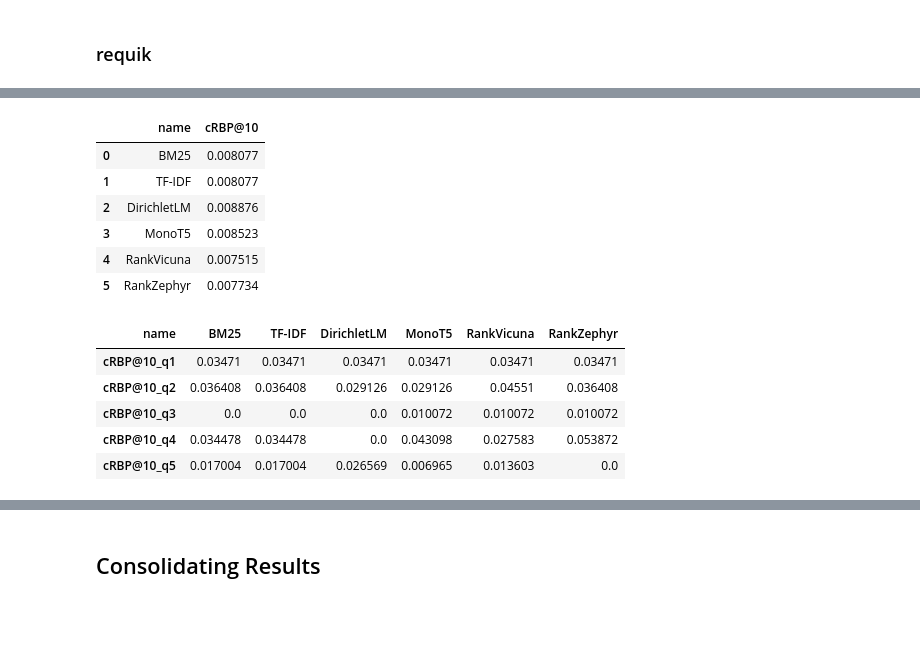
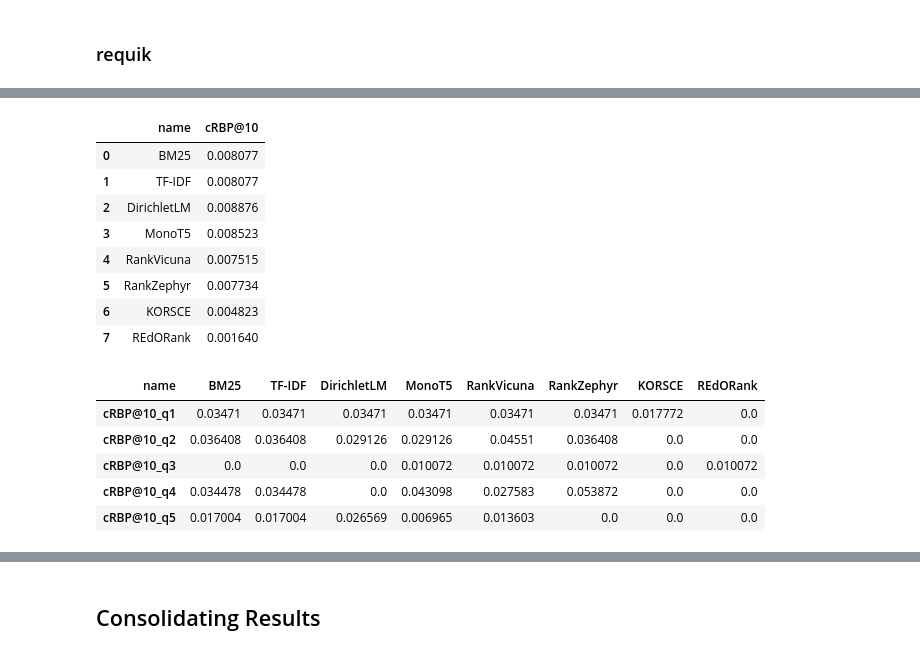
Before and after one commit to SOLandChildren/ChildCenteredEvaluation, a Jupyter notebook: code/evaluation.ipynb, the cells around one changed output, grey strips where cells are left out. Cells and saved outputs as stored; diff of their text form; code cells hidden in the pictures; blank space fills up the shorter version.

```diff
--- a/code/evaluation.ipynb
+++ b/code/evaluation.ipynb
@@ -264,7 +340,7 @@ import pandas as pd
 
 
 kf_retriever_systems = get_ranked_lists("results/kid-friend/")
-kf_retriever_names = ["BM25", "TF-IDF", "DirichletLM", "MonoT5", "RankVicuna", "RankZephyr"]
+kf_retriever_names = ["BM25", "TF-IDF", "DirichletLM", "MonoT5", "RankVicuna", "RankZephyr", "KORSCE", "REdORank"]
 
 # kf_retriever_systems = [kid_friend_tf_idf]
 # kf_retriever_names = ["TF-IDF"]
@@ -469,7 +551,7 @@ import pandas as pd
 
 
 requik_retriever_systems = get_ranked_lists("results/requik/")
-requik_retriever_names = ["BM25", "TF-IDF", "DirichletLM", "MonoT5", "RankVicuna", "RankZephyr"]
+requik_retriever_names = ["BM25", "TF-IDF", "DirichletLM", "MonoT5", "RankVicuna", "RankZephyr", "KORSCE", "REdORank"]
 
 # requik_retriever_systems = [requik_tf_idf]
 # requik_retriever_names = ["TF-IDF"]
@@ -501,7 +585,7 @@ import pandas as pd
 
 
 requik_retriever_systems = get_ranked_lists("results/requik/")
-requik_retriever_names = ["BM25", "TF-IDF", "DirichletLM", "MonoT5", "RankVicuna", "RankZephyr"]
+requik_retriever_names = ["BM25", "TF-IDF", "DirichletLM", "MonoT5", "RankVicuna", "RankZephyr", "KORSCE", "REdORank"]
 
 # requik_retriever_systems = [requik_tf_idf]
 # requik_retriever_names = ["TF-IDF"]
@@ -567,7 +655,7 @@ import pandas as pd
 
 
 requik_retriever_systems = get_ranked_lists("results/requik/")
-requik_retriever_names = ["BM25", "TF-IDF", "DirichletLM", "MonoT5", "RankVicuna", "RankZephyr"]
+requik_retriever_names = ["BM25", "TF-IDF", "DirichletLM", "MonoT5", "RankVicuna", "RankZephyr", "KORSCE", "REdORank"]
 
 # requik_retriever_systems = [requik_tf_idf]
 # requik_retriever_names = ["TF-IDF"]
@@ -594,43 +682,45 @@ requik_crbp_results_df
 | 3 | MonoT5 | 0.008523 |
 | 4 | RankVicuna | 0.007515 |
 | 5 | RankZephyr | 0.007734 |
+| 6 | KORSCE | 0.004823 |
+| 7 | REdORank | 0.001640 |
 # %%
 import pyterrier as pt
 from utils import cRBP, get_ranked_lists
 import pandas as pd
 
 
 requik_retriever_systems = get_ranked_lists("results/requik/")
-requik_retriever_names = ["BM25", "TF-IDF", "DirichletLM", "MonoT5", "RankVicuna", "RankZephyr"]
+requik_retriever_names = ["BM25", "TF-IDF", "DirichletLM", "MonoT5", "RankVicuna", "RankZephyr", "KORSCE", "REdORank"]
 
 # requik_retriever_systems = [requik_tf_idf]
 # requik_retriever_names = ["TF-IDF"]
 
 requik_queries = pd.read_csv("../data/requik/inputs/topics.csv")
 requik_queries["qid"] = requik_queries["qid"].astype(str)
 requik_qrel = pd.read_csv("../data/requik/qrels/qrels-relevance-binary.csv")
 requik_qrel["qid"] = requik_qrel["qid"].astype(str)
 requik_corpus = pd.read_csv("../data/requik/inputs/documents.csv")
 
 requik_crbp_results = []
 for sys, name in zip(requik_retriever_systems, requik_retriever_names):
     score = cRBP(topics=requik_queries, qrels=requik_qrel, corpus = requik_corpus, upper_threshold = 5, lower_threshold = 3,
                  retriever_system=sys, phi=0.8, perquery=True, k=10)
     requik_crbp_results.append([name] + score)
 
 requik_crbp_results_df_per_query = pd.DataFrame(requik_crbp_results, columns=["name"] + [f"cRBP@10_q{i}" for i in range(1, len(score)+1)])
 requik_crbp_results_df_per_query = requik_crbp_results_df_per_query.T
 requik_crbp_results_df_per_query.columns = requik_crbp_results_df_per_query.iloc[0]
 requik_crbp_results_df_per_query = requik_crbp_results_df_per_query.iloc[1:]
 requik_crbp_results_df_per_query.to_csv("results/requik/query_wise/cRBP.csv", index=True)
 requik_crbp_results_df_per_query.head()
 # %% [output]
-| name | BM25 | TF-IDF | DirichletLM | MonoT5 | RankVicuna | RankZephyr |
-| cRBP@10_q1 | 0.03471 | 0.03471 | 0.03471 | 0.03471 | 0.03471 | 0.03471 |
-| cRBP@10_q2 | 0.036408 | 0.036408 | 0.029126 | 0.029126 | 0.04551 | 0.036408 |
-| cRBP@10_q3 | 0.0 | 0.0 | 0.0 | 0.010072 | 0.010072 | 0.010072 |
-| cRBP@10_q4 | 0.034478 | 0.034478 | 0.0 | 0.043098 | 0.027583 | 0.053872 |
-| cRBP@10_q5 | 0.017004 | 0.017004 | 0.026569 | 0.006965 | 0.013603 | 0.0 |
+| name | BM25 | TF-IDF | DirichletLM | MonoT5 | RankVicuna | RankZephyr | KORSCE | REdORank |
+| cRBP@10_q1 | 0.03471 | 0.03471 | 0.03471 | 0.03471 | 0.03471 | 0.03471 | 0.017772 | 0.0 |
+| cRBP@10_q2 | 0.036408 | 0.036408 | 0.029126 | 0.029126 | 0.04551 | 0.036408 | 0.0 | 0.0 |
+| cRBP@10_q3 | 0.0 | 0.0 | 0.0 | 0.010072 | 0.010072 | 0.010072 | 0.0 | 0.010072 |
+| cRBP@10_q4 | 0.034478 | 0.034478 | 0.0 | 0.043098 | 0.027583 | 0.053872 | 0.0 | 0.0 |
+| cRBP@10_q5 | 0.017004 | 0.017004 | 0.026569 | 0.006965 | 0.013603 | 0.0 | 0.0 | 0.0 |
 # %%
 from scipy.stats import ttest_rel
 import numpy as np
```
Also changed, not shown: parts of 37 cells of this notebook, 39 other files.
